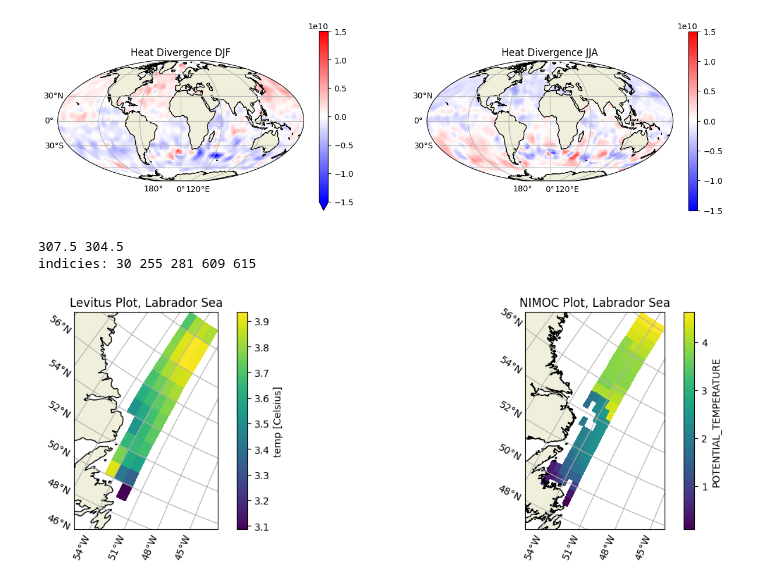
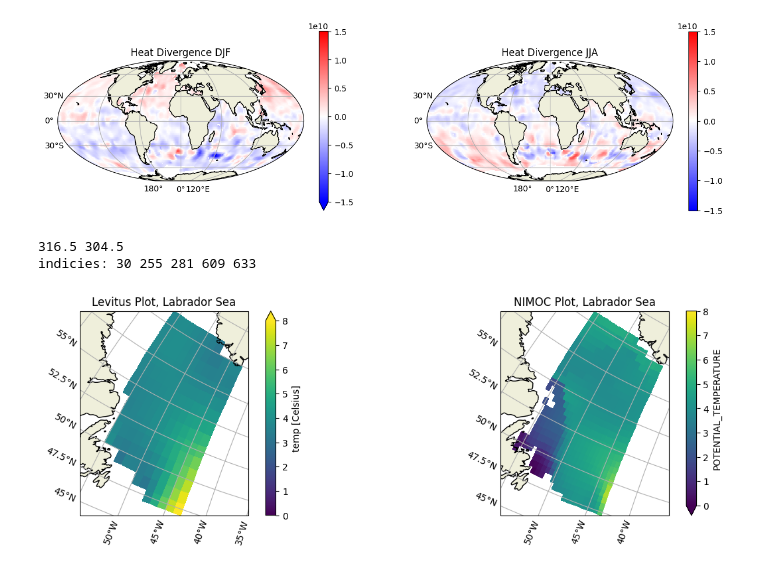
Before and after one commit to JRethemeier/Thermohaline-Circulation, a Jupyter notebook: Assignment2/Assignment2.ipynb, the cells around one changed output. Saved outputs shown, nothing was run; the diff lists cells and outputs as text; code cells hidden in the pictures.

```diff
--- a/Assignment2/Assignment2.ipynb
+++ b/Assignment2/Assignment2.ipynb
@@ -131,43 +131,49 @@ Text(0.5, 1.0, 'Heat Divergence JJA')
 # depth 200m,
 # The International Hydrographic Organization defines the limits of the Labrador Sea as follows:[7]
 #     On the North: the South limit of Davis Strait [The parallel of 60° North between Greenland and Labrador].
-#     On the East: a line from Cape St. Francis 47°45′N 52°27′W (Newfoundland) to Cape Farewell (Greenland).
+#     On the East: a line from Cape St. Francis 47°45′N 52°27′W (Newfoundland) to Cape Farewell (Greenland) 59.7792° N, 43.9117° W.
 #     On the West: the East Coast of Labrador and Newfoundland and the Northeast limit of the Gulf of St. Lawrence
 #       – a line running from Cape Bauld (North point of Kirpon Island, 51°40′N 55°25′W) to the East extreme of Belle Isle
 #       and on to the Northeast Ledge (52°02′N 55°15′W). Thence a line joining this ledge with the East extreme of Cape St. Charles (52°13'N) in Labrador.
 # Irminger sea: 62°N 35°W
 # source: wikipedia
 
+pressure = 200
+latitude1 = 47.5
+latitude2 = 60.5
+longitude1 = 43.5
+longitude2 = 55.5
+
 def w_to_e(west):
     return 360-west
 
-long1 = w_to_e(52.5)
-long2 = w_to_e(55.5)
+long1 = w_to_e(longitude1)
+long2 = w_to_e(longitude2)
 print(long1, long2)
 
-labrador_levitus = levitus.sel(Z=200, T=0.5, Y=slice(47.5, 60.5), X=slice(304.5, 307.5)).temp.T
+labrador_levitus = levitus.sel(Z=pressure, T=0.5, Y=slice(latitude1, latitude2), X=slice(long2, long1)).temp.T
 
-pres = np.where(isopycnal.PRESSURE.values == 200)[0][0]
-lat1 = np.where(isopycnal.LATITUDE.values == 47.5)[0][0]
-lat2 = np.where(isopycnal.LATITUDE.values == 60.5)[0][0]
+pres = np.where(isopycnal.PRESSURE.values == pressure)[0][0]
+lat1 = np.where(isopycnal.LATITUDE.values == latitude1)[0][0]
+lat2 = np.where(isopycnal.LATITUDE.values == latitude2)[0][0]
 lon1 = np.where(isopycnal.LONGITUDE.values == long2)[0][0]
 lon2 = np.where(isopycnal.LONGITUDE.values == long1)[0][0]
 print("indicies:", pres, lat1, lat2, lon1, lon2)
 
 labrador_isopycnal = isopycnal.set_coords(names=["LATITUDE", "LONGITUDE", "PRESSURE"])
-labrador_isopycnal = labrador_isopycnal.isel(PRES=pres, LAT=slice(lat1, lat2), LONG=slice(lon1, lon2))
+labrador_isopycnal = labrador_isopycnal.isel(PRES=pres, LAT=slice(lat1, lat2+1), LONG=slice(lon1, lon2+1))
 
 fig = plt.figure(figsize=(15, 4))
 ax = fig.add_subplot(121, projection=ccrs.Stereographic())
 basemap(ax)
-labrador_levitus.plot(ax=ax, transform=PlateCarree())
+labrador_levitus.plot(ax=ax, vmin=0, vmax=8, transform=PlateCarree())
 ax.set_title("Levitus Plot, Labrador Sea")
 ax2 = fig.add_subplot(122, projection=ccrs.Stereographic())
 basemap(ax2)
-labrador_isopycnal.POTENTIAL_TEMPERATURE.plot(ax=ax2, x="LONGITUDE", y="LATITUDE", transform=PlateCarree())
+labrador_isopycnal.POTENTIAL_TEMPERATURE.plot(ax=ax2, x="LONGITUDE", y="LATITUDE", vmin=0, vmax=8, transform=PlateCarree())
 ax2.set_title("NIMOC Plot, Labrador Sea")
 plt.show()
 # %% [output]
-307.5 304.5
-indicies: 30 255 281 609 615
+316.5 304.5
+indicies: 30 255 281 609 633
-[figure, old version]
+[figure, new version]
```
